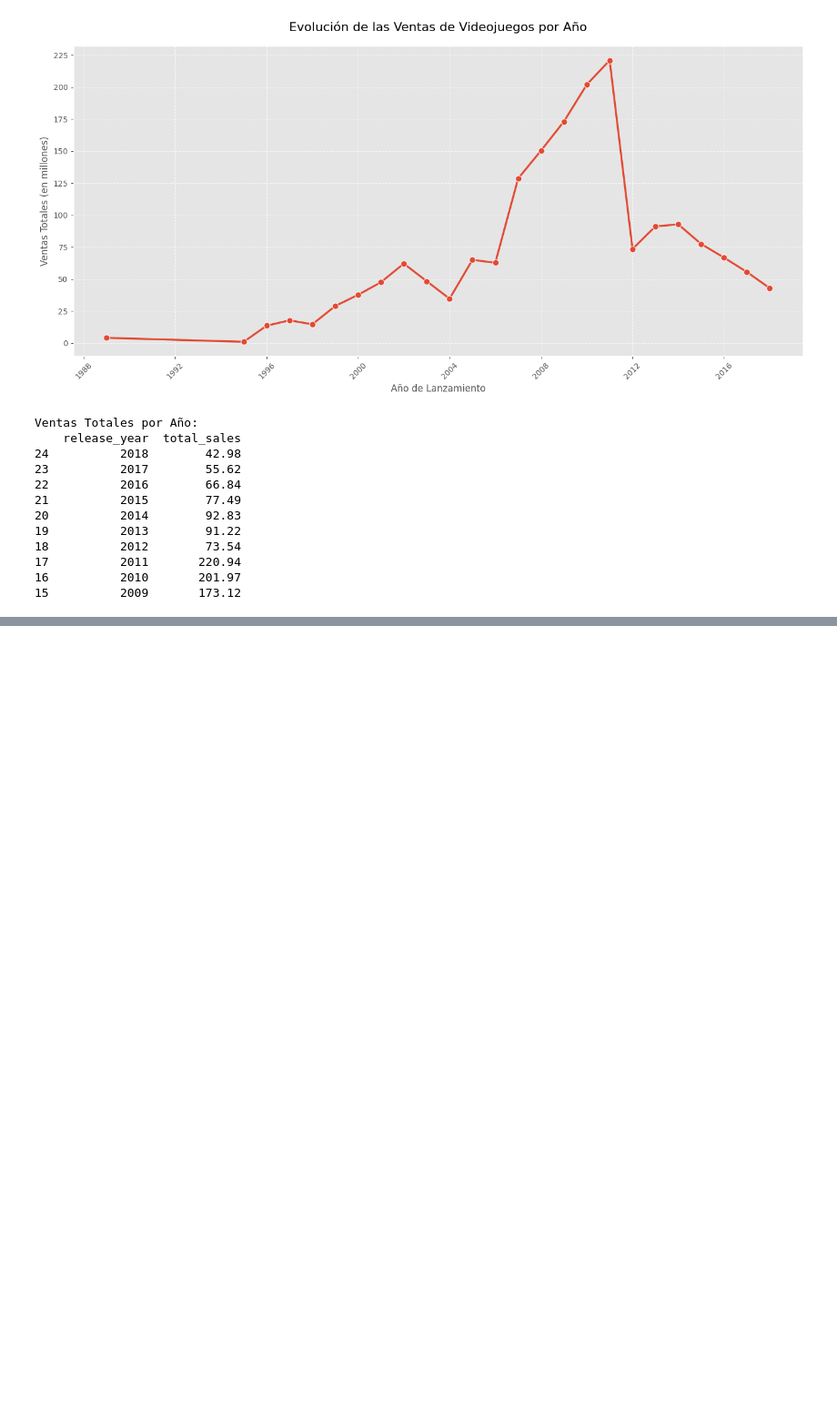
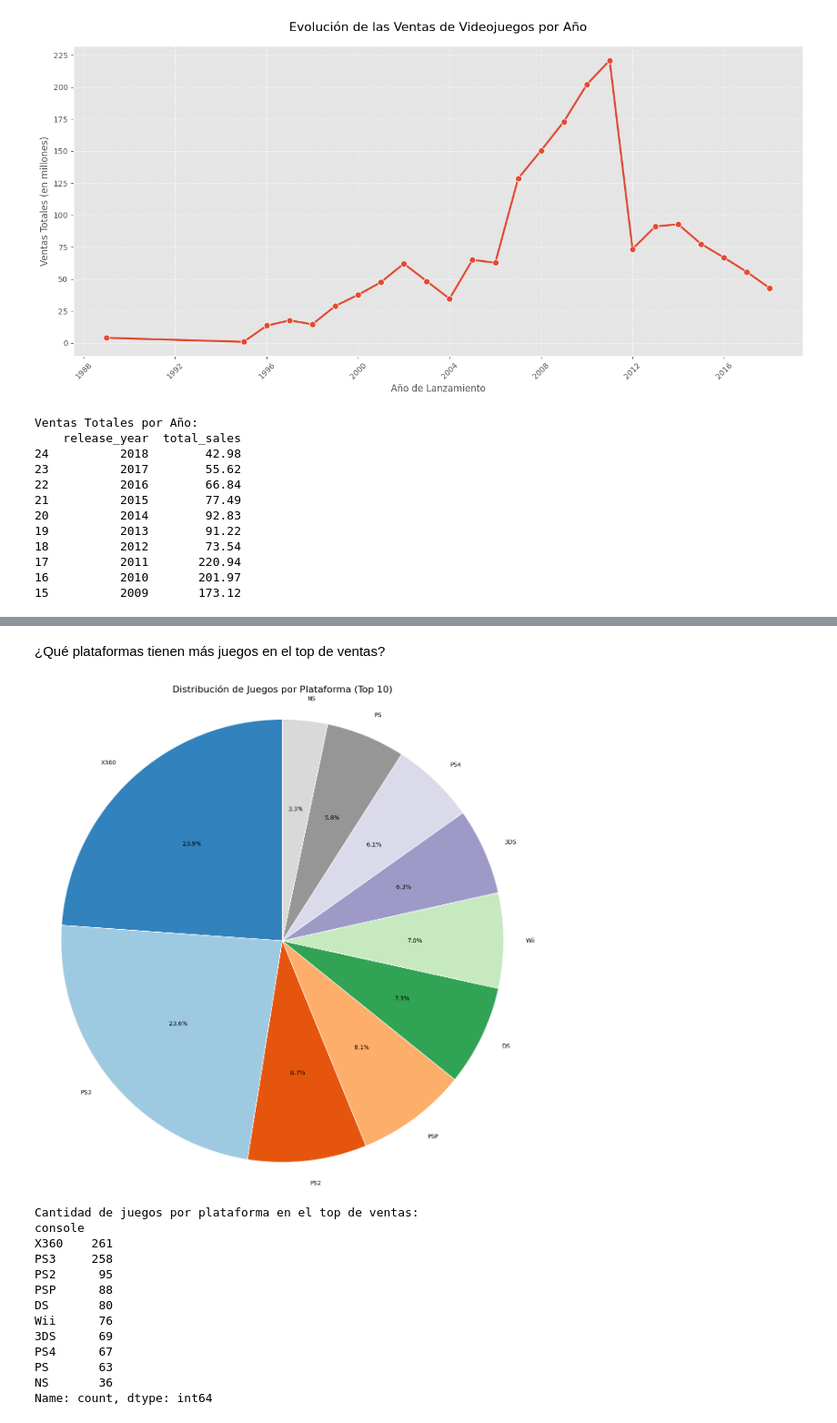
Before and after one commit to CamiloCuenca/Parcial-1-Visualizacion-Datos, a Jupyter notebook: Parcial1.ipynb, the cells around one changed output, grey strips where cells are left out. Shown at 91% size. Cells and saved outputs as stored; diff of their text form; code cells hidden in the pictures; blank space fills up the shorter version.

```diff
--- a/Parcial1.ipynb
+++ b/Parcial1.ipynb
@@ -180,0 +248,46 @@ Ventas Totales por Año:
+# %% [markdown]
+¿Qué plataformas tienen más juegos en el top de ventas?
+# %%
+# 1. Contar juegos por plataforma y tomar las 10 principales
+platform_counts = df_cleaned['console'].value_counts().head(10)
+
+# 2. Configurar la figura
+plt.figure(figsize=(12, 12))
+
+# 3. Crear el gráfico de pastel
+plt.pie(platform_counts,
+        labels=platform_counts.index,
+        autopct='%1.1f%%',
+        startangle=90,
+        colors=plt.cm.tab20c(np.linspace(0, 1, len(platform_counts))),
+        wedgeprops={'edgecolor': 'white', 'linewidth': 1},
+        textprops={'fontsize': 10})
+
+# 4. Añadir título
+plt.title('Distribución de Juegos por Plataforma (Top 10)', fontsize=16, pad=20)
+
+# 5. Asegurar que sea un círculo perfecto
+plt.axis('equal')
+
+# 6. Mostrar el gráfico
+plt.tight_layout()
+plt.show()
+
+# 7. Mostrar tabla con los datos
+print("\nCantidad de juegos por plataforma en el top de ventas:")
+print(platform_counts)
+# %% [output]
+[figure, added]
+Cantidad de juegos por plataforma en el top de ventas:
+console
+X360    261
+PS3     258
+PS2      95
+PSP      88
+DS       80
+Wii      76
+3DS      69
+PS4      67
+PS       63
+NS       36
+Name: count, dtype: int64
```
Also changed, not shown: parts of 6 cells of this notebook.
